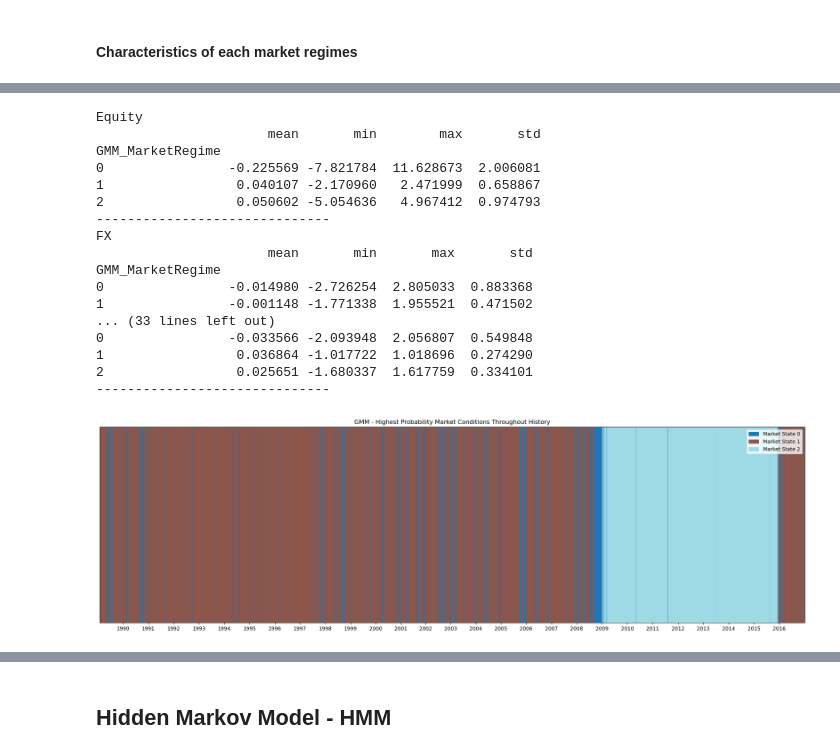
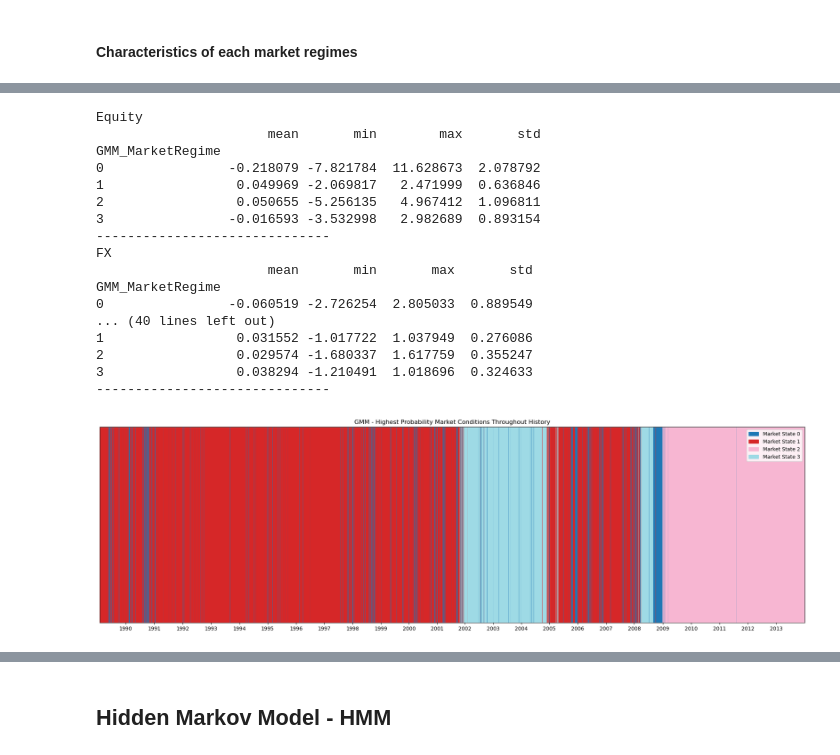
Before and after one commit to Thomas-Esilv/Project_ESILV, a Jupyter notebook: Research on trading regime models/Research_on_trading_regime_models.ipynb, the cells around one changed output, grey strips where cells are left out. Saved outputs shown, nothing was run; the diff lists cells and outputs as text; code cells hidden in the pictures.

```diff
--- a/Research on trading regime models/Research_on_trading_regime_models.ipynb
+++ b/Research on trading regime models/Research_on_trading_regime_models.ipynb
@@ -393,3 +144,0 @@ plt.show()
-# %%
-data['HMM_MarketRegime'] = hmm_clusters
-data.head()
@@ -451,3 +149,10 @@ df_test = df[df.index >= Separation_date]
+# %%
+separation_date = dt.datetime(2014,1,2)
+start_date_train_index = data.index.get_loc(separation_date)
+
+data_ref = data[data.index < separation_date]
+scaler = StandardScaler()
+data_ref_scaled = scaler.fit_transform(data_ref)
 # %% [markdown]
 ## Gaussian Mixture Model - GMM
 # %% [markdown]
@@ -459,9 +164,9 @@ bic_scores = []
 
 for market_regime in n_market_regimes:
     gmm = GaussianMixture(n_components=market_regime)
-    gmm.fit(df_train)
-    aic_scores.append(gmm.aic(df_train))
-    bic_scores.append(gmm.bic(df_train))
+    gmm.fit(data_ref_scaled)
+    aic_scores.append(gmm.aic(data_ref_scaled))
+    bic_scores.append(gmm.bic(data_ref_scaled))
 
 print(f"AIC : best number of market regimes : {aic_scores.index(min(aic_scores))+1}")
 print(f"BIC : best number of market regimes : {bic_scores.index(min(bic_scores))+1}")
@@ -488,2 +187,8 @@ data['GMM_MarketRegime'] = clusters
+# %%
+gmm_market_regimes = 4
+reference_gmm = GaussianMixture(n_components=gmm_market_regimes, random_state=40, init_params='kmeans')
+reference_gmm.fit(data_ref_scaled)
+gmm_clusters = reference_gmm.predict(data_ref_scaled)
+data_ref.loc[:,'GMM_MarketRegime'] = gmm_clusters
 # %% [markdown]
 #### Characteristics of each market regimes
@@ -501,53 +204,53 @@ GMM_data_train.groupby('GMM_MarketRegime').count()
 # %%
-for col in GMM_data_train.columns[:-1]:
+for col in data_ref.columns[:-1]:
     print(col)
-    print(GMM_data_train.groupby('GMM_MarketRegime')[col].agg(['mean','min','max','std']))
+    print(data_ref.groupby('GMM_MarketRegime')[col].agg(['mean','min','max','std']))
     print('-'*30)
 # %% [output]
 Equity
                       mean       min        max       std
 GMM_MarketRegime
-0                -0.225569 -7.821784  11.628673  2.006081
-1                 0.040107 -2.170960   2.471999  0.658867
-2                 0.050602 -5.054636   4.967412  0.974793
+0                -0.218079 -7.821784  11.628673  2.078792
+1                 0.049969 -2.069817   2.471999  0.636846
+2                 0.050655 -5.256135   4.967412  1.096811
+3                -0.016593 -3.532998   2.982689  0.893154
 ------------------------------
 FX
                       mean       min       max       std
 GMM_MarketRegime
-0                -0.014980 -2.726254  2.805033  0.883368
-1                -0.001148 -1.771338  1.955521  0.471502
-... (33 lines left out)
-0                -0.033566 -2.093948  2.056807  0.549848
-1                 0.036864 -1.017722  1.018696  0.274290
-2                 0.025651 -1.680337  1.617759  0.334101
+0                -0.060519 -2.726254  2.805033  0.889549
+... (40 lines left out)
+1                 0.031552 -1.017722  1.037949  0.276086
+2                 0.029574 -1.680337  1.617759  0.355247
+3                 0.038294 -1.210491  1.018696  0.324633
 ------------------------------
 # %%
 fig, ax = plt.subplots(figsize=(25, 7))
 
-colors_list = plt.cm.get_cmap('tab20',market_regimes)
+colors_list = plt.colormaps.get_cmap('tab20').resampled(gmm_market_regimes)
 rectangle_height = 1
 
-for i, date in enumerate(GMM_data_train.index):
-    color = colors_list(clusters[i])
+for i, date in enumerate(data_ref.index):
+    color = colors_list(gmm_clusters[i])
     rect = patches.Rectangle((i, 0), 1, rectangle_height, color=color)
     ax.add_patch(rect)
 
-years = [date.year for date in GMM_data_train.index]
+years = [date.year for date in data_ref.index]
 change_years = [i for i in range(1, len(years)) if years[i] != years[i-1]]
 ax.set_xticks(change_years)
 ax.set_xticklabels([years[i] for i in change_years])
 
-ax.set_xlim(0, len(GMM_data_train))
+ax.set_xlim(0, len(data_ref))
 ax.set_ylim(0, rectangle_height)
 ax.set_yticks([])
 
 legend_elements = [
     patches.Patch(color=colors_list(i), label=f'Market State {i}')
-    for i in range(market_regimes)
+    for i in range(gmm_market_regimes)
 ]
 ax.legend(handles=legend_elements, loc='upper right')
 
 ax.set_title('GMM - Highest Probability Market Conditions Throughout History')
 plt.show()
 # %% [output]
-[figure, old version]
+[figure, new version]
```
Also changed, not shown: parts of 69 cells of this notebook.
